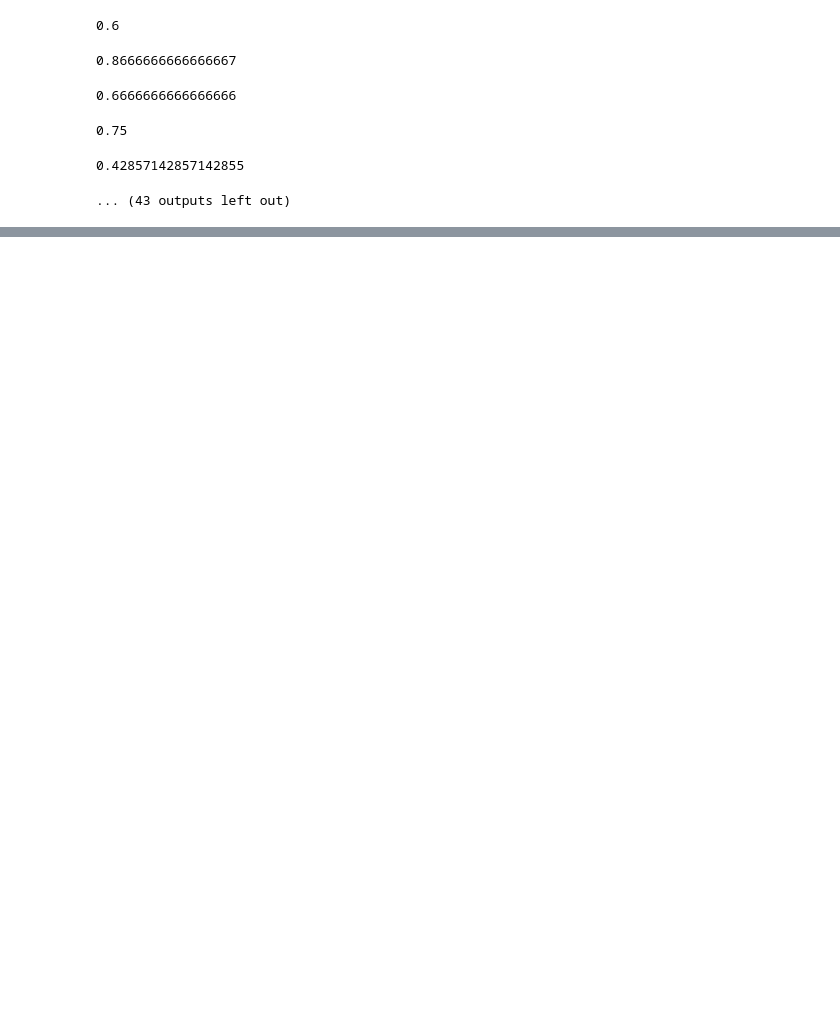
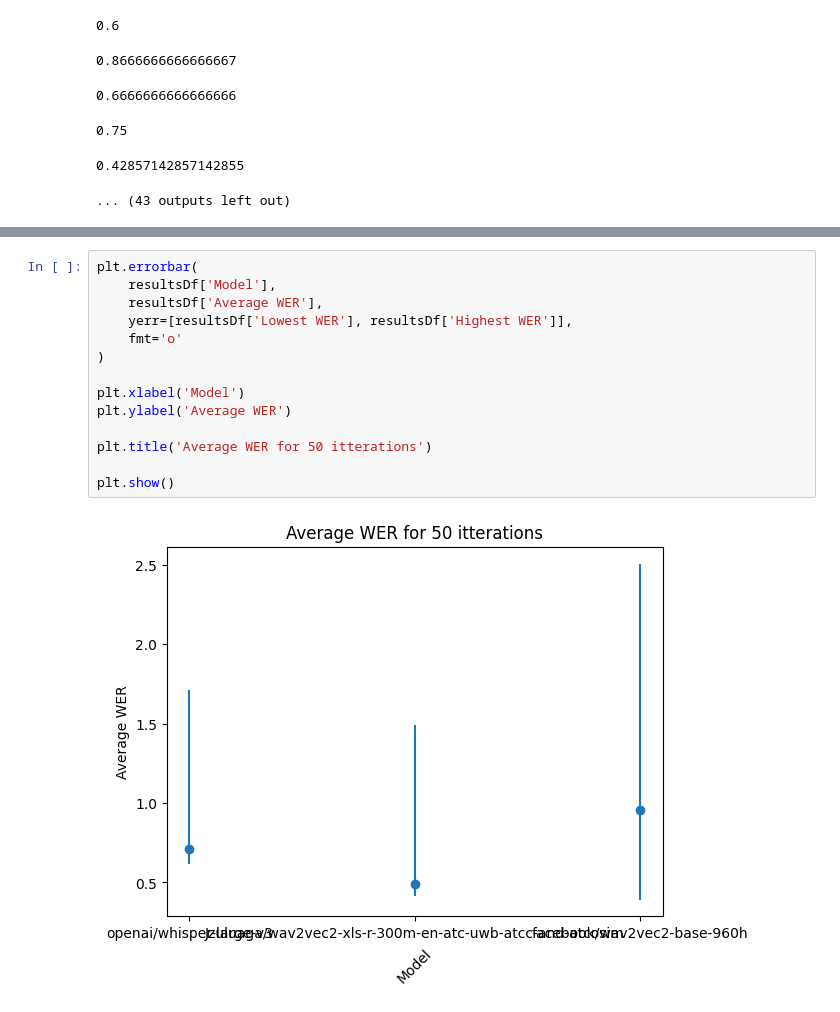
Before and after one commit to rodoggyro/iResearch-2024, a Jupyter notebook: modelTesting.ipynb, the cells around one changed output, grey strips where cells are left out. Cells and saved outputs as stored; diff of their text form; blank space fills up the shorter version.

Commit message:
creates graph for eval results

```diff
--- a/modelTesting.ipynb
+++ b/modelTesting.ipynb
@@ -219,0 +220,16 @@ resultsDf
+# %%
+plt.errorbar(
+    resultsDf['Model'],
+    resultsDf['Average WER'],
+    yerr=[resultsDf['Lowest WER'], resultsDf['Highest WER']],
+    fmt='o'
+)
+
+plt.xlabel('Model')
+plt.ylabel('Average WER')
+
+plt.title('Average WER for 50 itterations')
+
+plt.show()
+# %% [output]
+[figure, added]
```
Also changed, not shown: parts of 1 cell of this notebook.
